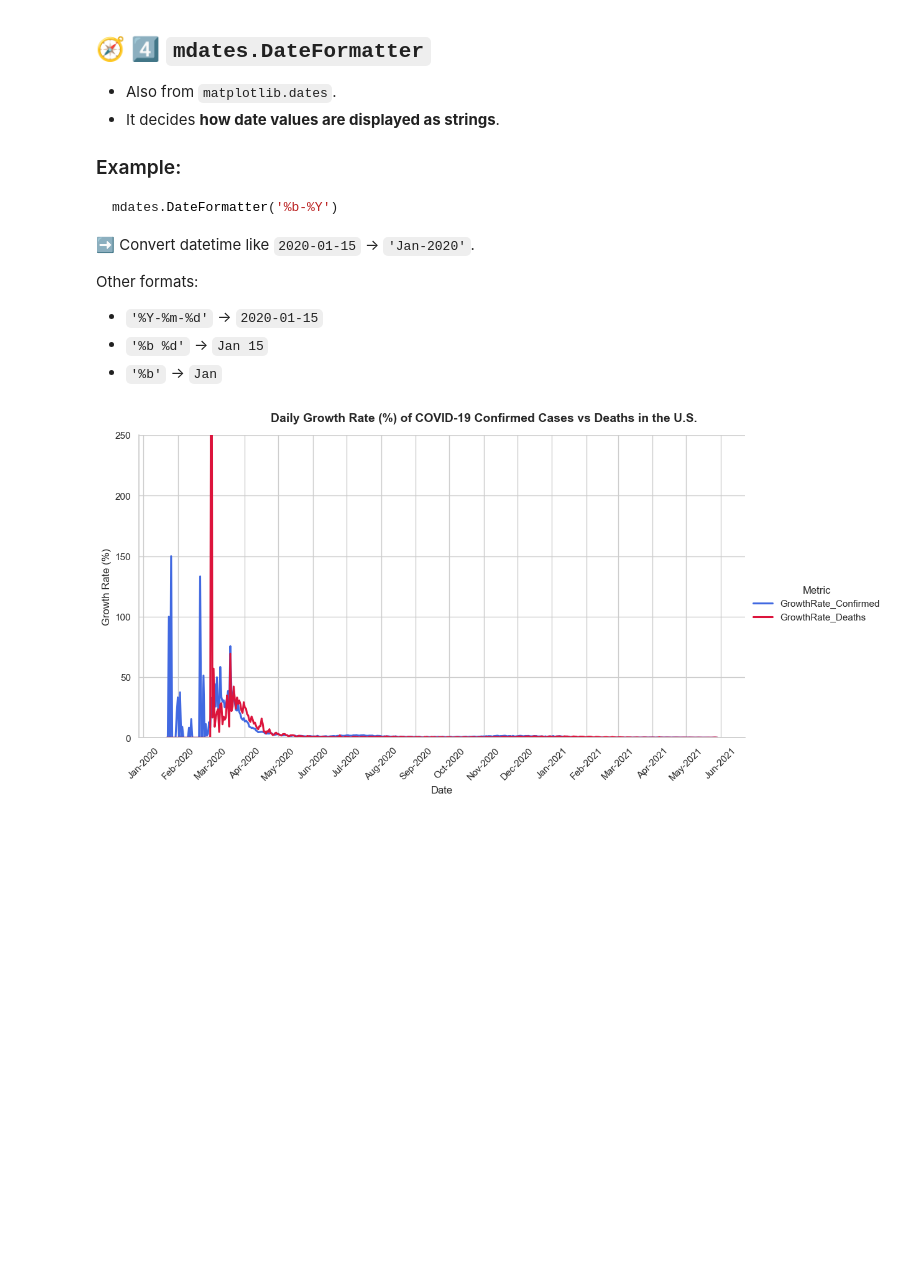
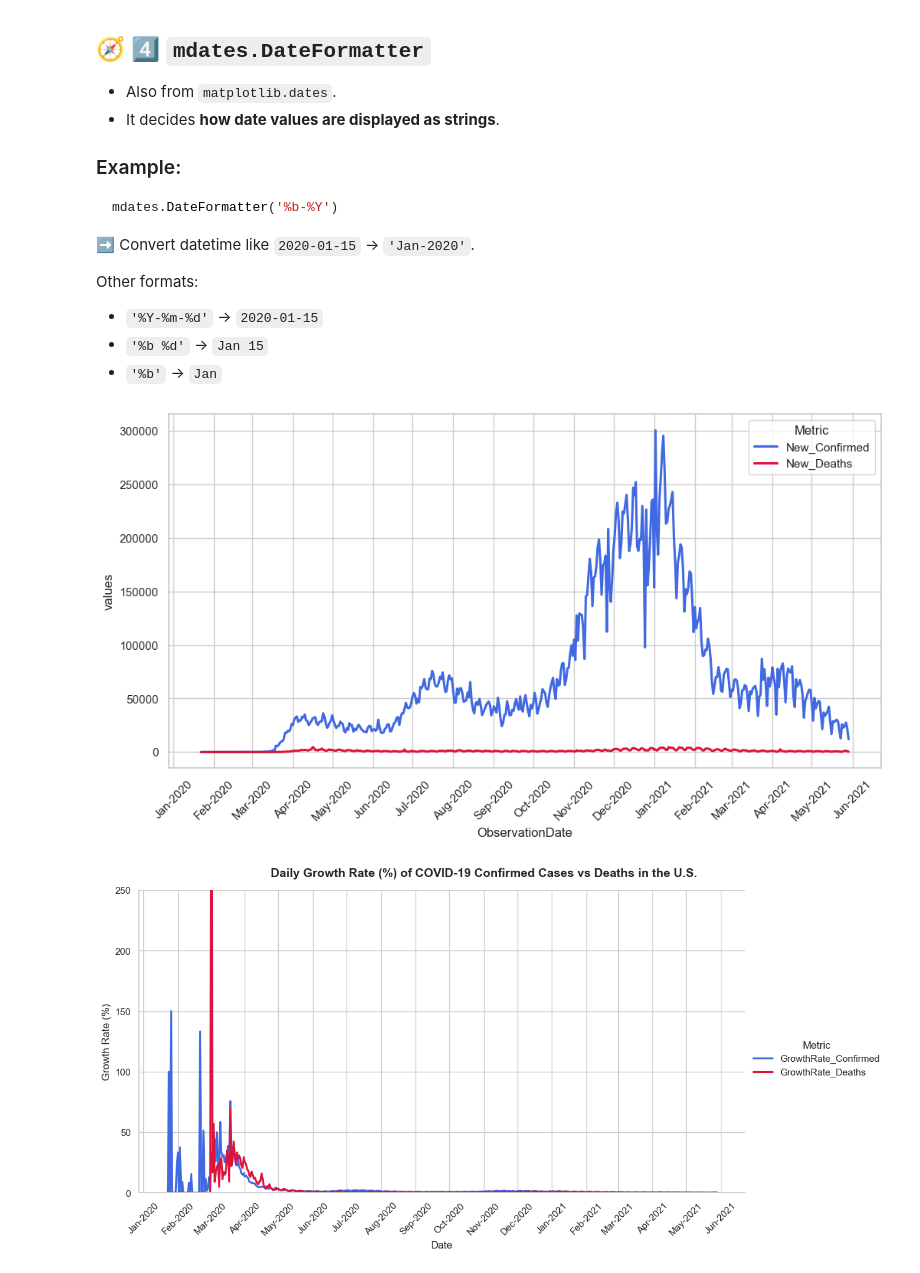
Before and after one commit to Mina-Makram-001/2_COVID-19_Analysis_Project, a Jupyter notebook: 6_US_Confirmed_VS_Death_Rates.ipynb, the cells around one changed output. Saved outputs shown, nothing was run; the diff lists cells and outputs as text; code cells hidden in the pictures; blank space fills up the shorter version.

```diff
--- a/6_US_Confirmed_VS_Death_Rates.ipynb
+++ b/6_US_Confirmed_VS_Death_Rates.ipynb
@@ -275,6 +303,26 @@ Other formats:
 * `'%Y-%m-%d'` → `2020-01-15`
 * `'%b %d'` → `Jan 15`
 * `'%b'` → `Jan`
+# %%
+plt.figure(figsize=(12, 6))
+
+# Create line plot with both metrics
+g = sns.lineplot(
+    data=us_melted_new,
+    x='ObservationDate', y='values',
+    palette={'New_Confirmed': 'royalblue', 'New_Deaths': 'crimson'},
+    hue='Metric',
+    linewidth=2.2
+)
+
+g.xaxis.set_major_locator(mdates.MonthLocator(interval=1))
+g.xaxis.set_major_formatter(mdates.DateFormatter('%b-%Y'))
+plt.xticks(rotation=45)
+
+
+plt.show()
+# %% [output]
+[figure, added]
 # %%
 sns.set_theme(style="whitegrid")
 
```
Also changed, not shown: parts of 5 cells of this notebook, 8 other files.
